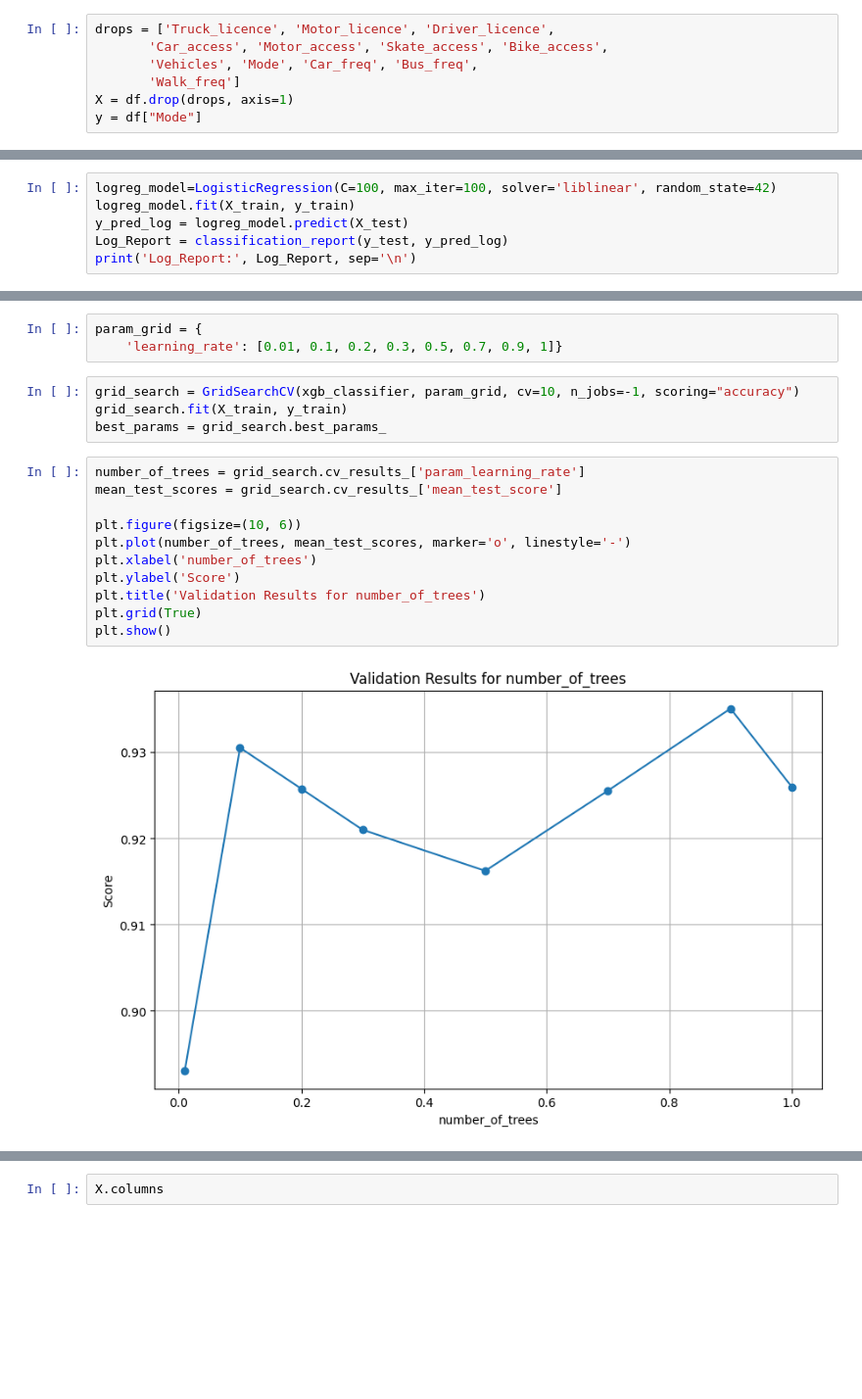
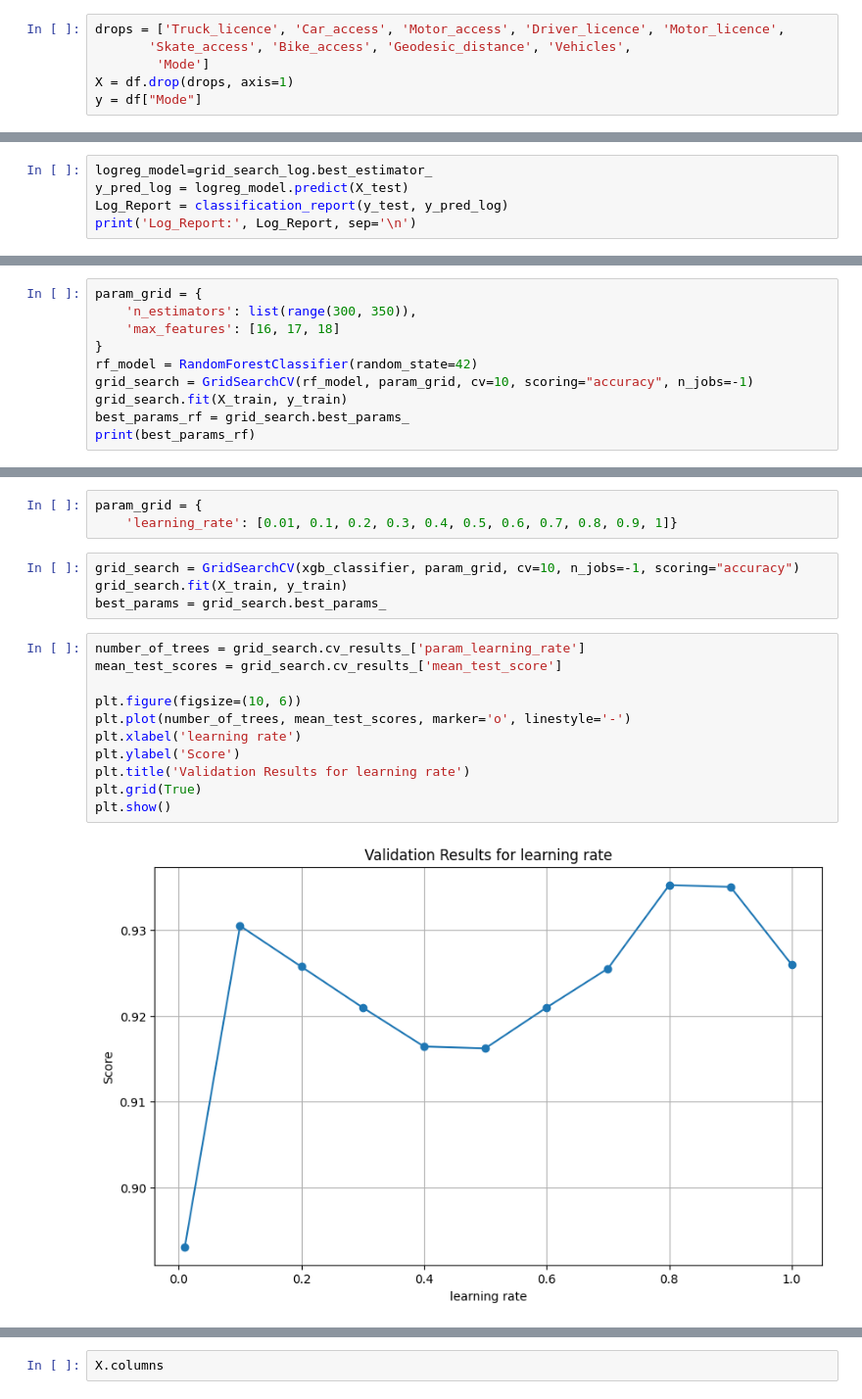
Before and after one commit to MariosMelach/Marios-Thesis, a Jupyter notebook: Thessaloniki Survey/Mode_classification_survey.ipynb, the cells around one changed output, grey strips where cells are left out. Shown at 98% size. Cells and saved outputs as stored; diff of their text form; blank space fills up the shorter version.

```diff
--- a/Thessaloniki Survey/Mode_classification_survey.ipynb
+++ b/Thessaloniki Survey/Mode_classification_survey.ipynb
@@ -75,10 +76,9 @@ Index(['Gender', 'Driver_licence', 'Truck_licence', 'Motor_licence',
        'Depart_time_other'],
       dtype='object')
 # %%
-drops = ['Truck_licence', 'Motor_licence', 'Driver_licence',
-       'Car_access', 'Motor_access', 'Skate_access', 'Bike_access',
-       'Vehicles', 'Mode', 'Car_freq', 'Bus_freq',
-       'Walk_freq']
+drops = ['Truck_licence', 'Car_access', 'Motor_access', 'Driver_licence', 'Motor_licence',
+       'Skate_access', 'Bike_access', 'Geodesic_distance', 'Vehicles',
+        'Mode']
 X = df.drop(drops, axis=1)
 y = df["Mode"]
 # %%
@@ -181,8 +183,7 @@ print(log_params)
 # %% [output]
 {'C': 100, 'max_iter': 100, 'solver': 'liblinear'}
 # %%
-logreg_model=LogisticRegression(C=100, max_iter=100, solver='liblinear', random_state=42)
-logreg_model.fit(X_train, y_train)
+logreg_model=grid_search_log.best_estimator_
 y_pred_log = logreg_model.predict(X_test)
 Log_Report = classification_report(y_test, y_pred_log)
 print('Log_Report:', Log_Report, sep='\n')
@@ -419,0 +508,10 @@ print(best_params_rf)
+# %%
+param_grid = {
+    'n_estimators': list(range(300, 350)),
+    'max_features': [16, 17, 18]
+}
+rf_model = RandomForestClassifier(random_state=42)
+grid_search = GridSearchCV(rf_model, param_grid, cv=10, scoring="accuracy", n_jobs=-1)
+grid_search.fit(X_train, y_train)
+best_params_rf = grid_search.best_params_
+print(best_params_rf)
@@ -503,7 +658,7 @@ plt.show()
 [figure]
 # %%
 param_grid = {
-    'learning_rate': [0.01, 0.1, 0.2, 0.3, 0.5, 0.7, 0.9, 1]}
+    'learning_rate': [0.01, 0.1, 0.2, 0.3, 0.4, 0.5, 0.6, 0.7, 0.8, 0.9, 1]}
 # %%
 grid_search = GridSearchCV(xgb_classifier, param_grid, cv=10, n_jobs=-1, scoring="accuracy")
 grid_search.fit(X_train, y_train)
@@ -511,13 +666,13 @@ best_params = grid_search.best_params_
 # %%
 number_of_trees = grid_search.cv_results_['param_learning_rate']
 mean_test_scores = grid_search.cv_results_['mean_test_score']
 
 plt.figure(figsize=(10, 6))
 plt.plot(number_of_trees, mean_test_scores, marker='o', linestyle='-')
-plt.xlabel('number_of_trees')
+plt.xlabel('learning rate')
 plt.ylabel('Score')
-plt.title('Validation Results for number_of_trees')
+plt.title('Validation Results for learning rate')
 plt.grid(True)
 plt.show()
 # %% [output]
-[figure, old version]
+[figure, new version]
```
Also changed, not shown: parts of 31 cells of this notebook, 4 other files.
